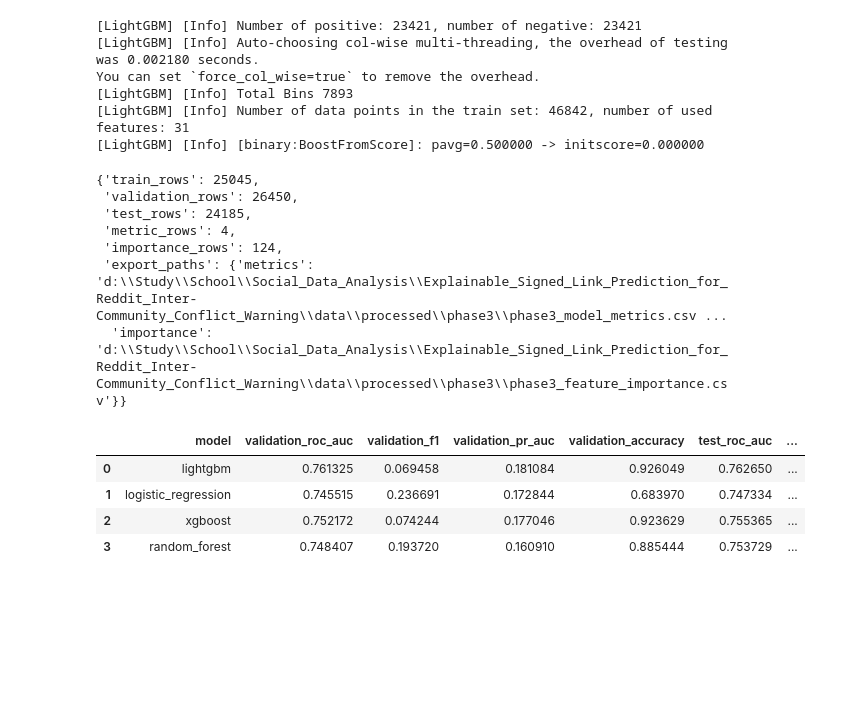
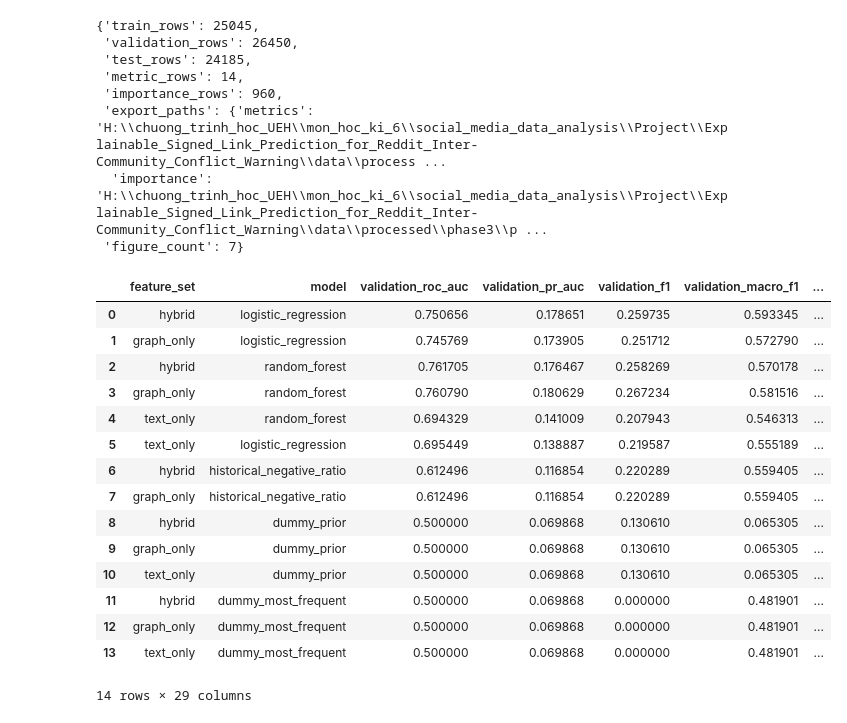
Before and after one commit to Tommyhuy1705/Explainable_Signed_Link_Prediction_for_Reddit_Inter-Community_Conflict_Warning, a Jupyter notebook: notebooks/04_modeling_and_evaluation.ipynb, the cells around one changed output. Cells and saved outputs as stored; diff of their text form; code cells hidden in the pictures; blank space fills up the shorter version.

```diff
--- a/notebooks/04_modeling_and_evaluation.ipynb
+++ b/notebooks/04_modeling_and_evaluation.ipynb
@@ -25,6 +28,7 @@ WindowsPath('d:/Study/School/Social_Data_Analysis/Explainable_Signed_Link_Predic
 interactions = phase3.load_phase1_interactions(phase1_path)
 metrics_frame, importance_frame, splits = phase3.run_phase3_pipeline(interactions)
 paths = phase3.export_phase3_outputs(metrics_frame, importance_frame, phase3_dir)
+figure_paths = export_report_figures(interactions, metrics_frame, importance_frame, figure_dir)
 
 {
     'train_rows': len(splits.train),
@@ -33,27 +37,34 @@ paths = phase3.export_phase3_outputs(metrics_frame, importance_frame, phase3_dir
     'metric_rows': len(metrics_frame),
     'importance_rows': len(importance_frame),
     'export_paths': {key: str(value) for key, value in paths.items()},
+    'figure_count': len(figure_paths),
 }
 # %% [output]
-[LightGBM] [Info] Number of positive: 23421, number of negative: 23421
-[LightGBM] [Info] Auto-choosing col-wise multi-threading, the overhead of testing was 0.002180 seconds.
-You can set `force_col_wise=true` to remove the overhead.
-[LightGBM] [Info] Total Bins 7893
-[LightGBM] [Info] Number of data points in the train set: 46842, number of used features: 31
-[LightGBM] [Info] [binary:BoostFromScore]: pavg=0.500000 -> initscore=0.000000
+{'train_rows': 25045,
+ 'validation_rows': 26450,
+ 'test_rows': 24185,
+ 'metric_rows': 14,
+ 'importance_rows': 960,
+ 'export_paths': {'metrics': 'H:\\chuong_trinh_hoc_UEH\\mon_hoc_ki_6\\social_media_data_analysis\\Project\\Explainable_Signed_Link_Prediction_for_Reddit_Inter-Community_Conflict_Warning\\data\\process ...
+  'importance': 'H:\\chuong_trinh_hoc_UEH\\mon_hoc_ki_6\\social_media_data_analysis\\Project\\Explainable_Signed_Link_Prediction_for_Reddit_Inter-Community_Conflict_Warning\\data\\processed\\phase3\\p ...
+ 'figure_count': 7}
-{'train_rows': 25045,
- 'validation_rows': 26450,
- 'test_rows': 24185,
- 'metric_rows': 4,
- 'importance_rows': 124,
- 'export_paths': {'metrics': 'd:\\Study\\School\\Social_Data_Analysis\\Explainable_Signed_Link_Prediction_for_Reddit_Inter-Community_Conflict_Warning\\data\\processed\\phase3\\phase3_model_metrics.csv ...
-  'importance': 'd:\\Study\\School\\Social_Data_Analysis\\Explainable_Signed_Link_Prediction_for_Reddit_Inter-Community_Conflict_Warning\\data\\processed\\phase3\\phase3_feature_importance.csv'}}
 # %%
-metrics_frame
+metrics_frame.head(29)
 # %% [output]
-|  | model | validation_roc_auc | validation_f1 | validation_pr_auc | validation_accuracy | test_roc_auc | ... |
-| 0 | lightgbm | 0.761325 | 0.069458 | 0.181084 | 0.926049 | 0.762650 | ... |
-| 1 | logistic_regression | 0.745515 | 0.236691 | 0.172844 | 0.683970 | 0.747334 | ... |
-| 2 | xgboost | 0.752172 | 0.074244 | 0.177046 | 0.923629 | 0.755365 | ... |
-| 3 | random_forest | 0.748407 | 0.193720 | 0.160910 | 0.885444 | 0.753729 | ... |
+|  | feature_set | model | validation_roc_auc | validation_pr_auc | validation_f1 | validation_macro_f1 | ... |
+| 0 | hybrid | logistic_regression | 0.750656 | 0.178651 | 0.259735 | 0.593345 | ... |
+| 1 | graph_only | logistic_regression | 0.745769 | 0.173905 | 0.251712 | 0.572790 | ... |
+| 2 | hybrid | random_forest | 0.761705 | 0.176467 | 0.258269 | 0.570178 | ... |
+| 3 | graph_only | random_forest | 0.760790 | 0.180629 | 0.267234 | 0.581516 | ... |
+| 4 | text_only | random_forest | 0.694329 | 0.141009 | 0.207943 | 0.546313 | ... |
+| 5 | text_only | logistic_regression | 0.695449 | 0.138887 | 0.219587 | 0.555189 | ... |
+| 6 | hybrid | historical_negative_ratio | 0.612496 | 0.116854 | 0.220289 | 0.559405 | ... |
+| 7 | graph_only | historical_negative_ratio | 0.612496 | 0.116854 | 0.220289 | 0.559405 | ... |
+| 8 | hybrid | dummy_prior | 0.500000 | 0.069868 | 0.130610 | 0.065305 | ... |
+| 9 | graph_only | dummy_prior | 0.500000 | 0.069868 | 0.130610 | 0.065305 | ... |
+| 10 | text_only | dummy_prior | 0.500000 | 0.069868 | 0.130610 | 0.065305 | ... |
+| 11 | hybrid | dummy_most_frequent | 0.500000 | 0.069868 | 0.000000 | 0.481901 | ... |
+| 12 | graph_only | dummy_most_frequent | 0.500000 | 0.069868 | 0.000000 | 0.481901 | ... |
+| 13 | text_only | dummy_most_frequent | 0.500000 | 0.069868 | 0.000000 | 0.481901 | ... |
+14 rows × 29 columns
 # %%
```
Also changed, not shown: parts of 6 cells of this notebook, 3 other files.
